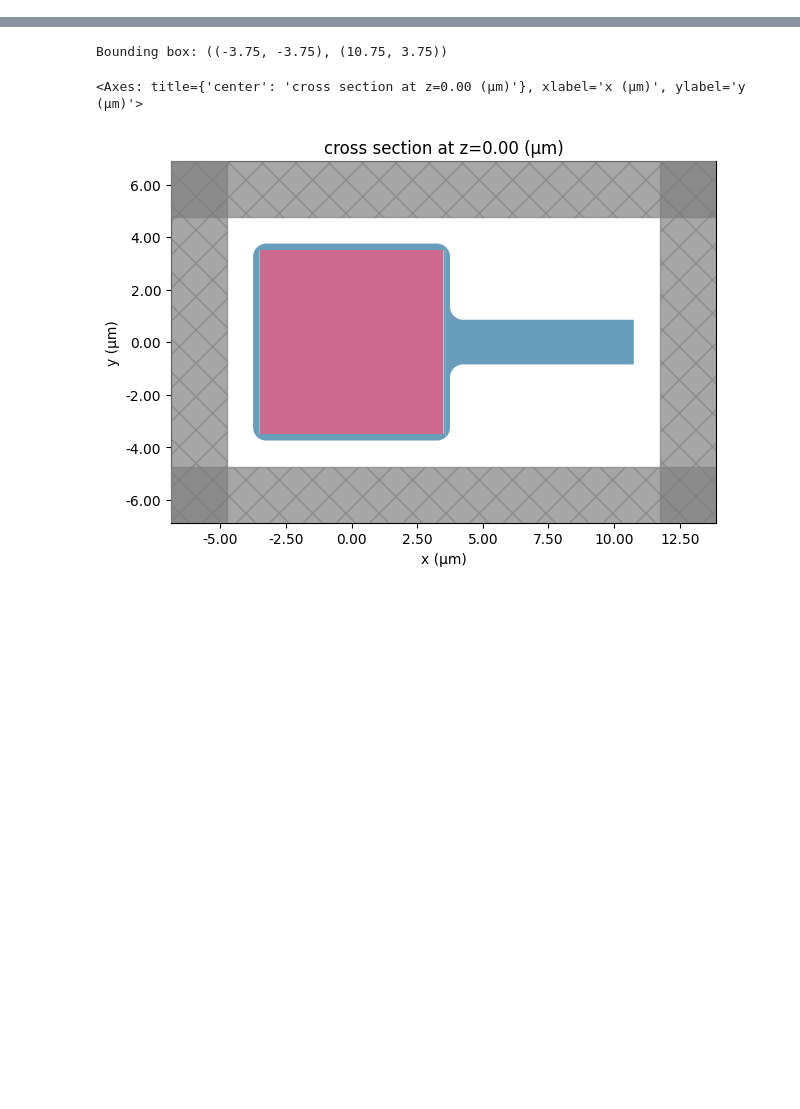
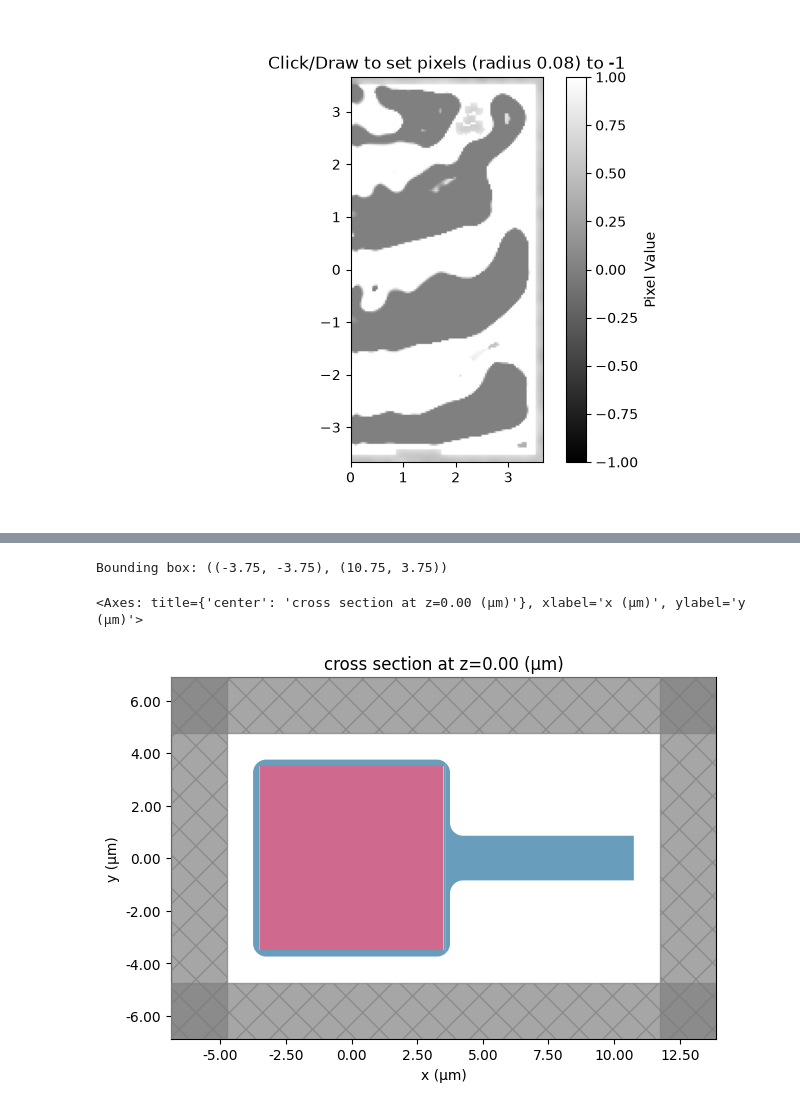
Before and after one commit to MolaBird/sim-tantala_grating_coupler, a Jupyter notebook: test.ipynb, the cells around one changed output, grey strips where cells are left out. Drawn from its saved outputs; the diff is of its cells as text; code cells hidden in the pictures; blank space fills up the shorter version.

```diff
--- a/test.ipynb
+++ b/test.ipynb
@@ -0,0 +18,88 @@
+# %%
+# Enable the interactive widget backend
+%matplotlib widget
+import numpy as np
+import matplotlib.pyplot as plt
+
+class InteractiveCanvas:
+    def __init__(self, array, extent, radius=0.05):
+        # We store a reference to the original array.
+        # Modifying self.array modifies the global array in place.
+        self.array = array
+        self.extent = extent
+        self.radius = radius
+        self.is_drawing = False
+
+        # 1. Extract physical dimensions and grid shapes
+        N, M = self.array.shape
+        xmin, xmax, ymin, ymax = self.extent
+
+        # 2. Create physical coordinate grids for distance calculation
+        # X maps to columns (M), Y maps to rows (N)
+        x_coords = np.linspace(xmin, xmax, M)
+        y_coords = np.linspace(ymin, ymax, N)
+        self.X, self.Y = np.meshgrid(x_coords, y_coords)
+
+        # 3. Setup the plot
+        self.fig, self.ax = plt.subplots(figsize=(6, 5))
+        # Set vmin=-1 and vmax=1 so the -1 values stand out strongly against the 0-1 values
+        self.im = self.ax.imshow(self.array, extent=self.extent, origin='lower',
+                                 vmin=-1, vmax=1, cmap='gray')
+
+        self.fig.colorbar(self.im, ax=self.ax, label="Pixel Value")
+        self.ax.set_title(f"Click/Draw to set pixels (radius {self.radius}) to -1")
+
+        # 4. Connect the mouse events
+        self.fig.canvas.mpl_connect('button_press_event', self.on_press)
+        self.fig.canvas.mpl_connect('motion_notify_event', self.on_motion)
+        self.fig.canvas.mpl_connect('button_release_event', self.on_release)
+
+        plt.show()
+
+    def update_pixels(self, x_click, y_click):
+        # Ignore events outside the axes
+        if x_click is None or y_click is None:
+            return
+
+        # Calculate Euclidean distance from the click to all pixel coordinates
+        dist = np.sqrt((self.X - x_click)**2 + (self.Y - y_click)**2)
+
+        # Create a boolean mask of pixels within the radius
+        mask = dist <= self.radius
+
+        # Update the array and the visual plot if any pixels fall within the radius
+        if np.any(mask):
+            self.array[mask] = 0           # Mutates the actual array in memory
+            self.im.set_data(self.array)      # Updates the image data
+            self.fig.canvas.draw_idle()       # Requests a canvas redraw
+
+    def on_press(self, event):
+        if event.inaxes != self.ax: return
+        self.is_drawing = True
+        self.update_pixels(event.xdata, event.ydata)
+
+    def on_motion(self, event):
+        if not self.is_drawing: return
+        if event.inaxes != self.ax: return
+        self.update_pixels(event.xdata, event.ydata)
+
+    def on_release(self, event):
+        self.is_drawing = False
+
+
+# ==========================================
+# Example Usage
+# ==========================================
+
+# Create an N x M array (e.g., 200x200) with values from 0 to 1
+# N, M = 200, 200
+# my_array = np.random.rand(N, M)
+
+# Define physical dimensions [xmin, xmax, ymin, ymax]
+N, M = array.shape
+physical_extent = [0, 7.32/2, -7.32/2, 7.32/2]
+
+# Launch the interactive canvas
+canvas = InteractiveCanvas(array, physical_extent, radius=0.08)
+# %% [output]
+[figure, added]
```
Also changed, not shown: parts of 5 cells of this notebook, 49 other files.
